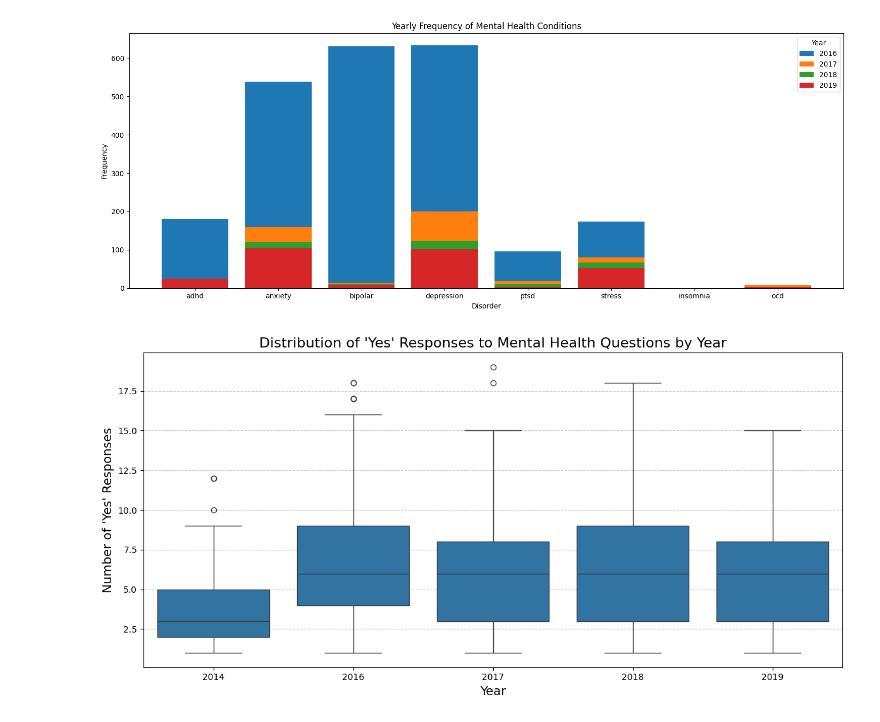
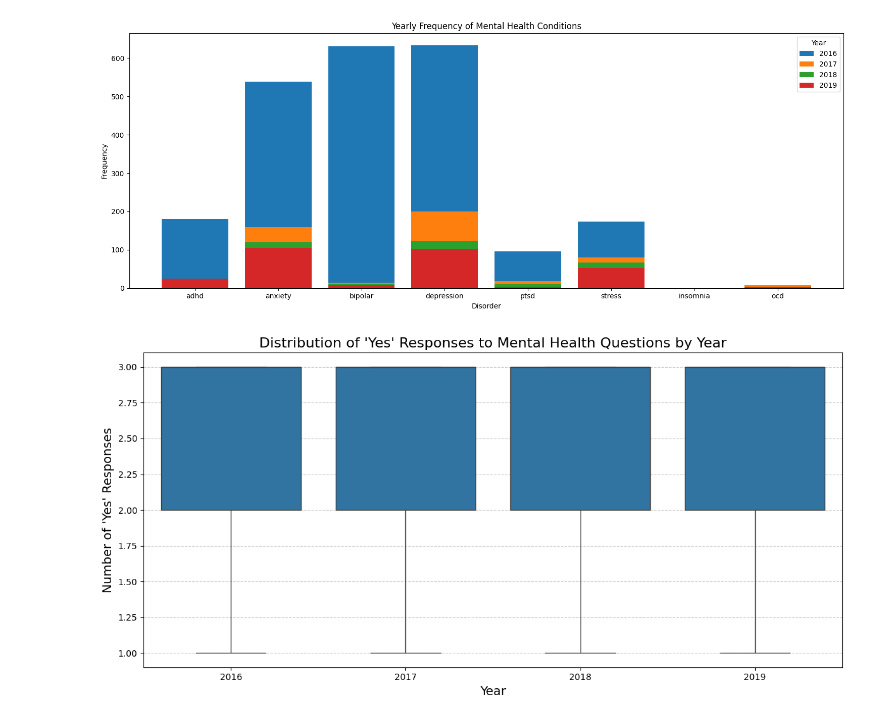
Before and after one commit to bondpapi/MENTAL-HEALTH-IN-TECH-INDUSTRY-EDA, a Jupyter notebook: mentalhealth.ipynb, the cells around one changed output. Drawn from its saved outputs; the diff is of its cells as text; code cells hidden in the pictures.

```diff
--- a/mentalhealth.ipynb
+++ b/mentalhealth.ipynb
@@ -466,29 +466,24 @@ plt.show()
 # %% [output]
 [figure]
 # %%
+# relevant QuestionIDs
+mental_health_questions = df[df['QuestionID'].isin([7, 32, 33, 34, 78])]
 
-# Filter the data to include only "Yes" responses
-yes_responses = mental_health_questions[mental_health_questions['StandardizedResponse'] == 'Yes']
+yes_responses = mental_health_questions[mental_health_questions['AnswerText'].str.strip().str.lower() == 'yes']
 
-# Extract the year from 'SurveyID' and create a 'Year' column
 if 'Year' not in yes_responses.columns:
-    yes_responses['Year'] = yes_responses['SurveyID'].astype(str).str.extract(r'(\d{4})').astype(int)
+    yes_responses['Year'] = yes_responses['SurveyID']
 
-# Count the number of "Yes" responses per user per year
 yes_counts_by_year = yes_responses.groupby(['Year', 'UserID']).size().reset_index(name='Yes_Count')
 
-# Create the box plot
 plt.figure(figsize=(12, 6))
 sns.boxplot(data=yes_counts_by_year, x='Year', y='Yes_Count')
-
-# Customize the plot
 plt.title("Distribution of 'Yes' Responses to Mental Health Questions by Year", fontsize=16)
 plt.xlabel("Year", fontsize=14)
 plt.ylabel("Number of 'Yes' Responses", fontsize=14)
 plt.grid(axis='y', linestyle='--', alpha=0.7)
 
-# Show the plot
 plt.tight_layout()
 plt.show()
 # %% [output]
-[figure, old version]
+[figure, new version]
```
Also changed, not shown: parts of 1 cell of this notebook.
